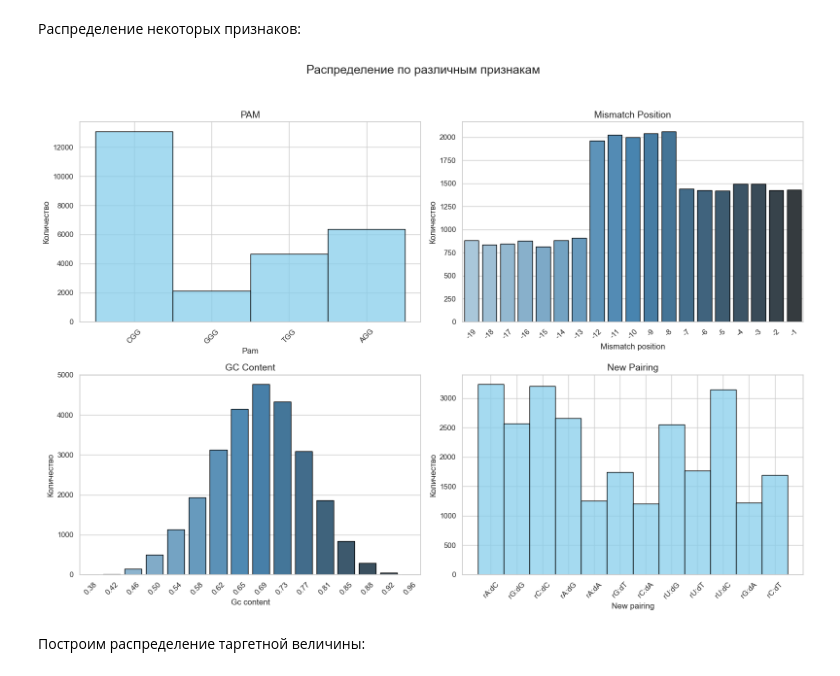
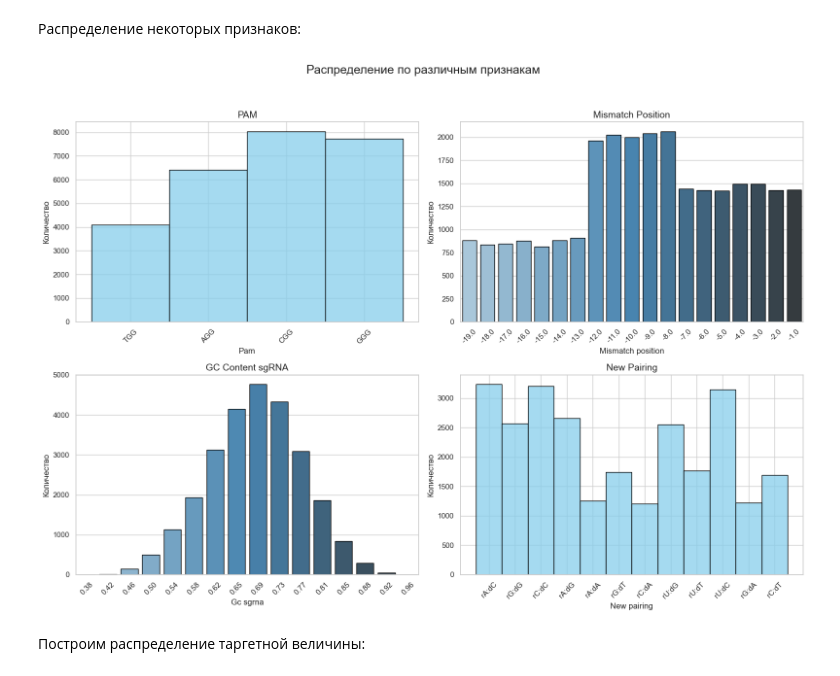
Before and after one commit to oreshnya/crispr, a Jupyter notebook: EDA.ipynb, the cells around one changed output. Drawn from its saved outputs; the diff is of its cells as text; code cells hidden in the pictures.

```diff
--- a/EDA.ipynb
+++ b/EDA.ipynb
@@ -9,5 +9,30 @@ from modules.db_manager import table_to_dataframe
+# %%
+df = pd.read_csv(r"data/Table_S8_machine_learning_input.csv", engine="python", sep='\t')
+# %%
+df.rename(columns={
+    "perfect match sgRNA": "perfect_match_sgRNA",
+    "sgRNA sequence": "sgRNA_sequence",
+    "mismatch position": "mismatch_position",
+    "new pairing": "new_pairing",
+    "mean relative gamma": "mean_relative_gamma",
+    "genome input": "genome_input",
+    "sgRNA input": "sgRNA_input"
+}, inplace=True)
+# %%
+df['mismatch_count'] = df.apply(
+    lambda row: count_mismatches(row['genome_input'], row['sgRNA_input']),
+    axis=1
+)
+
+df['gc_genome'] = df['genome_input'].apply(calc_gc_content)
+df['gc_sgrna'] = df['sgRNA_input'].apply(calc_gc_content)
+
+df['pam'] = df['sgRNA_input'].apply(pam_mmrna)
+
+df['gc_genome'] = df['genome_input'].apply(calc_gc_content)
+df['gc_sgrna'] = df['sgRNA_input'].apply(calc_gc_content)
 # %%
-df = table_to_dataframe(db_name="crispr_sgRNA.db", table_name="clean_data")
+# df = table_to_dataframe(db_name="crispr_sgRNA.db", table_name="clean_data")
 # %% [markdown]
 ## EDA
 # %% [markdown]
@@ -80,48 +105,48 @@ def format_gc_content(x):
         return f"{x:.2f}"
     return x
 
-df['gc_content'] = df['gc_content'].apply(format_gc_content).astype('category')
+df['gc_sgrna'] = df['gc_sgrna'].apply(format_gc_content).astype('category')
 
-columns = ["pam", "mismatch_position", "gc_content", "new_pairing"]
-titles = ["PAM", "Mismatch Position", "GC Content", "New Pairing"]
+columns = ["pam", "mismatch_position", "gc_sgrna", "new_pairing"]
+titles = ["PAM", "Mismatch Position", "GC Content sgRNA", "New Pairing"]
 
 fig, axes = plt.subplots(2, 2, figsize=(16, 12))
 axes = axes.flatten()
 
 for i, (col, title) in enumerate(zip(columns, titles)):
-    if col in ['mismatch_position', 'gc_content']:
+    if col in ['mismatch_position', 'gc_sgrna']:
         sns.countplot(
             data=df,
             x=col,
             hue=col,
             palette='Blues_d',
             edgecolor='black',
             ax=axes[i]
         )
 
         if axes[i].get_legend() is not None:
             axes[i].get_legend().remove()
     else:
         sns.histplot(
             data=df,
             x=col,
             kde=False,
             color='skyblue',
             edgecolor='black',
             ax=axes[i]
         )
 
     axes[i].set_title(title, fontsize=14)
     axes[i].set_xlabel(col.replace('_', ' ').capitalize(), fontsize=12)
     axes[i].set_ylabel('Количество', fontsize=12)
 
     axes[i].tick_params(axis='x', rotation=45)
 
 plt.suptitle("Распределение по различным признакам", fontsize=18)
 plt.tight_layout(rect=[0, 0.03, 1, 0.95])
 plt.show()
 # %% [output]
-[figure, old version]
+[figure, new version]
 # %% [markdown]
 Построим распределение таргетной величины:
 # %%
```
Also changed, not shown: parts of 4 cells of this notebook, 16 other files.
